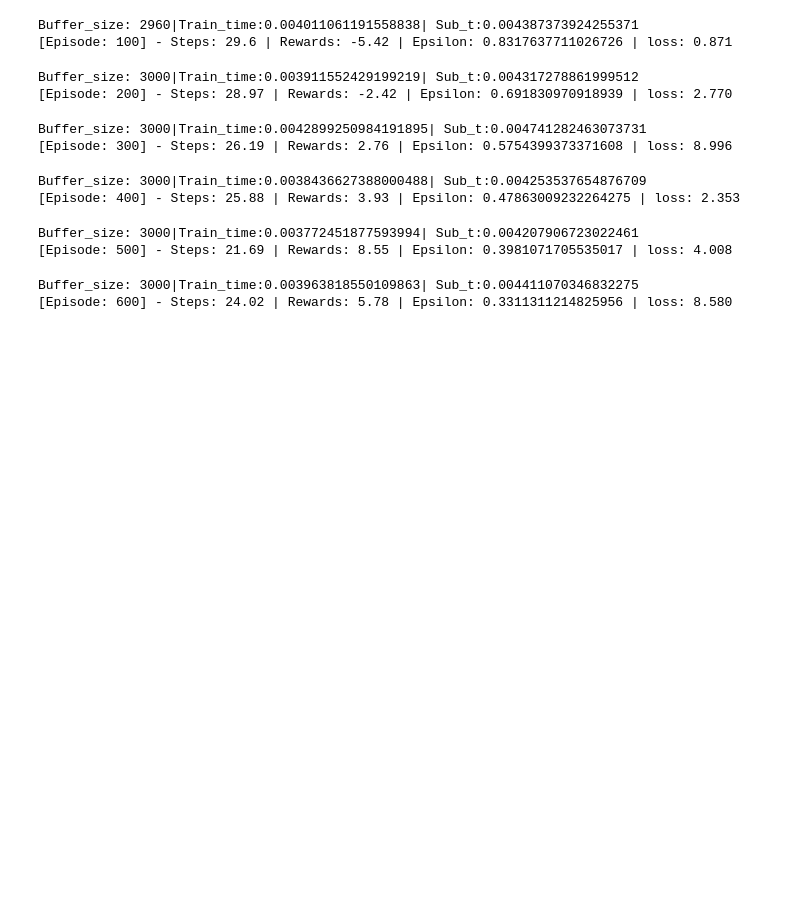
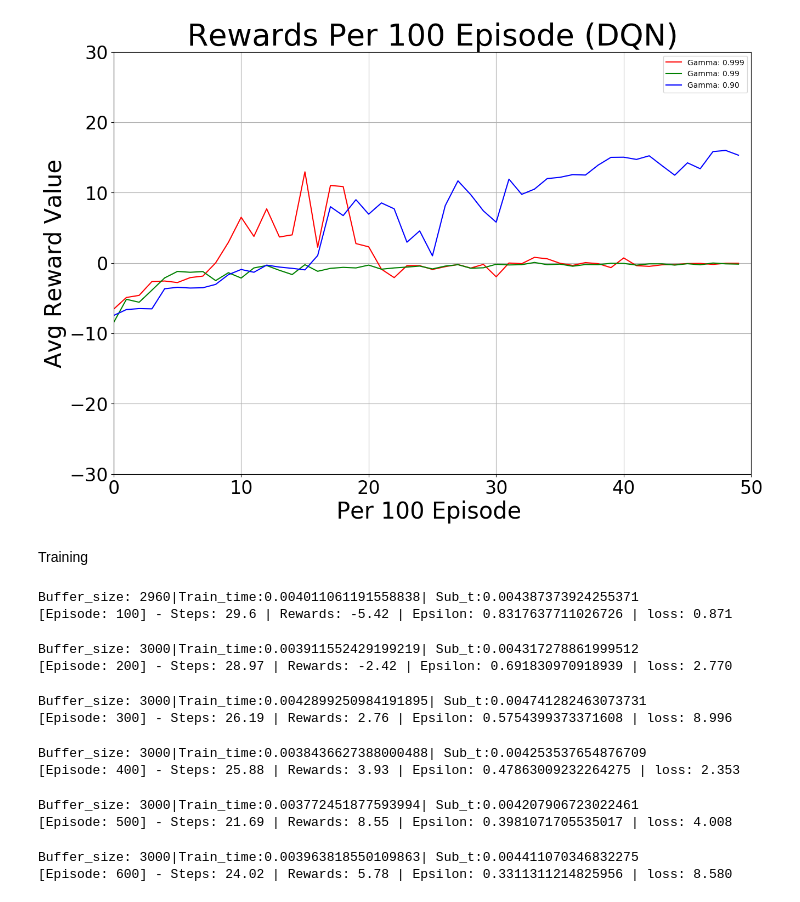
Before and after one commit to ankitshaw/ub-cse546-reinforment-learning-final-project, a Jupyter notebook: audio/ashaw7_final_project_dqn.ipynb, the cells around one changed output. Cells and saved outputs as stored; diff of their text form; code cells hidden in the pictures; blank space fills up the shorter version.

```diff
--- a/audio/ashaw7_final_project_dqn.ipynb
+++ b/audio/ashaw7_final_project_dqn.ipynb
@@ -280,3 +357,34 @@ class GridVanillaDQN():
+# %%
+rewardQD_ts1_avg = []
+rewardQD_ts2_avg = []
+rewardQD_ts3_avg = []
+for s in np.split(np.array(rewardSD_g1), 50):
+    rewardQD_ts1_avg.append((sum(s)/len(s)))
+
+for s in np.split(np.array(rewardSD_g2), 50):
+    rewardQD_ts2_avg.append((sum(s)/len(s)))
+
+for s in np.split(np.array(rewardSD_g3), 50):
+    rewardQD_ts3_avg.append((sum(s)/len(s)))
+
+plt.figure(figsize=(15, 10))
+plt.plot(rewardQD_ts1_avg, 'r-')
+plt.plot(rewardQD_ts2_avg, 'g-')
+plt.plot(rewardQD_ts3_avg, 'b-')
+plt.legend(["Gamma: 0.999", "Gamma: 0.99", "Gamma: 0.90"])
+plt.xlabel('Per 100 Episode ', fontsize=30)
+plt.ylabel('Avg Reward Value', fontsize=30)
+plt.title('Rewards Per 100 Episode (DQN)', fontsize=40)
+plt.xticks(fontsize=24)
+plt.yticks(fontsize=24)
+plt.ylim(ymin=-30, ymax=30)
+plt.xlim(xmin=0, xmax=50)
+plt.grid()
+plt.show()
+# %% [output]
+[figure, added]
+# %% [markdown]
+Training
 # %%
 env = MyMarioEnvironment2(environment_type = 'deterministic')
 obs = env.reset()
```
Also changed, not shown: parts of 4 cells of this notebook, 6 other files.
